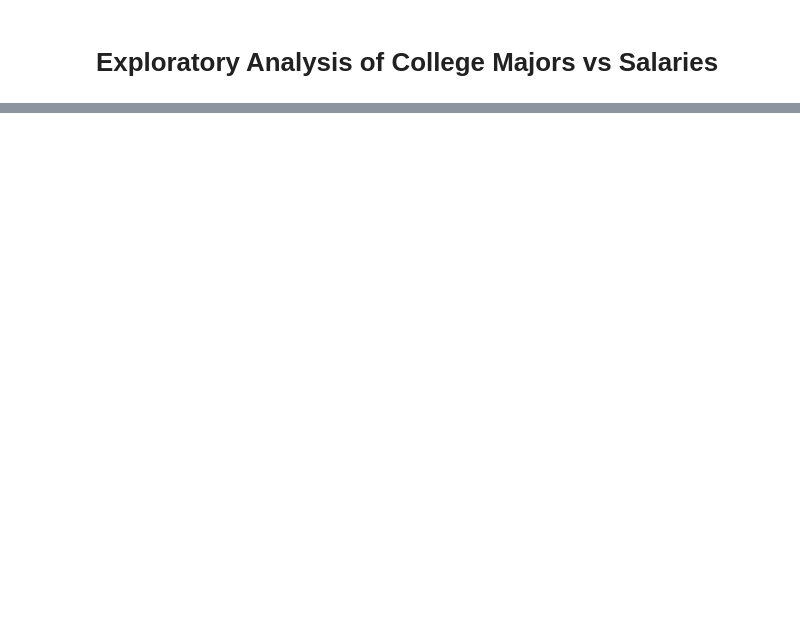
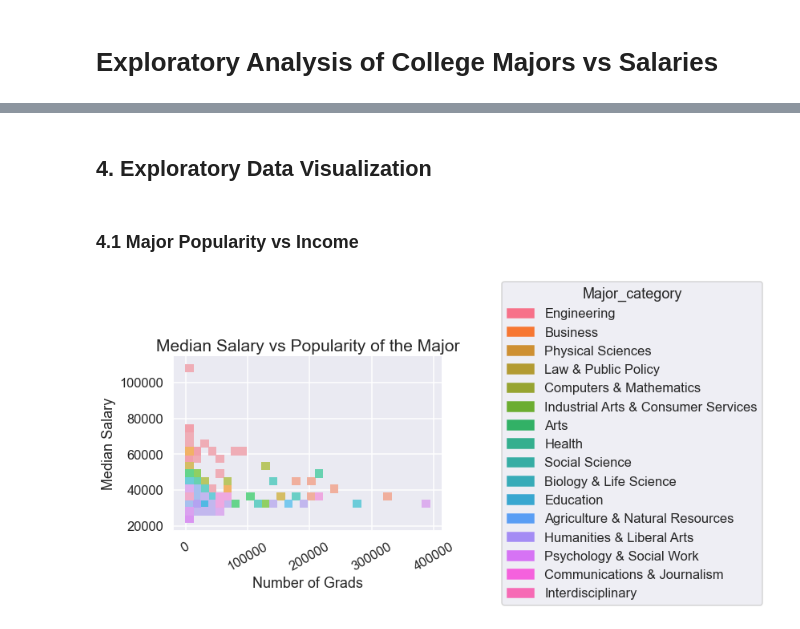
Before and after one commit to ofeliiaB/major_salary_analysis, a Jupyter notebook: MajorVsSalaryAnalysis.ipynb, the cells around one changed output, grey strips where cells are left out. Cells and saved outputs as stored; diff of their text form; code cells hidden in the pictures; blank space fills up the shorter version.

```diff
--- a/MajorVsSalaryAnalysis.ipynb
+++ b/MajorVsSalaryAnalysis.ipynb
@@ -397,0 +31,18 @@ recent_grads[-10:]["Unemployment_rate"].plot(kind="bar")
+# %%
+import pandas as pd
+import matplotlib.pyplot as plt
+from pandas.plotting import scatter_matrix
+import datetime
+import numpy as np
+import math
+import scipy.stats
+import seaborn as sns
+from plotly.offline import init_notebook_mode, iplot
+import plotly.figure_factory as ff
+from plotly import graph_objs as go
+init_notebook_mode(connected=True)
+%matplotlib inline
+%matplotlib inline
+sns.set()
+# %%
+grads = pd.read_csv("data/recent-grads.csv")
@@ -397,0 +116,4 @@ recent_grads[-10:]["Unemployment_rate"].plot(kind="bar")
+# %%
+grads = grads.dropna()
+grads = grads.reset_index(drop=True)
+grads.isnull().sum()
@@ -397,0 +138,21 @@ recent_grads[-10:]["Unemployment_rate"].plot(kind="bar")
+# %% [markdown]
+## 4. Exploratory Data Visualization
+# %% [markdown]
+### 4.1 Major Popularity vs Income
+# %%
+sns.set_style("darkgrid")
+sns.set_context("talk")
+ax = sns.histplot(x="Total",y="Median", data=grads, hue="Major_category")
+old_legend = ax.legend_
+handles = old_legend.legendHandles
+labels = [t.get_text() for t in old_legend.get_texts()]
+title = old_legend.get_title().get_text()
+ax.legend(handles, labels, loc="center left", title=title, bbox_to_anchor=(1.2, 0.5))
+plt.title("Median Salary vs Popularity of the Major", size=21)
+plt.xticks(rotation=30)
+plt.xlabel("Number of Grads")
+plt.ylabel("Median Salary")
+sns.despine()
+plt.show()
+# %% [output]
+[figure, added]
```
Also changed, not shown: parts of 66 cells of this notebook.
